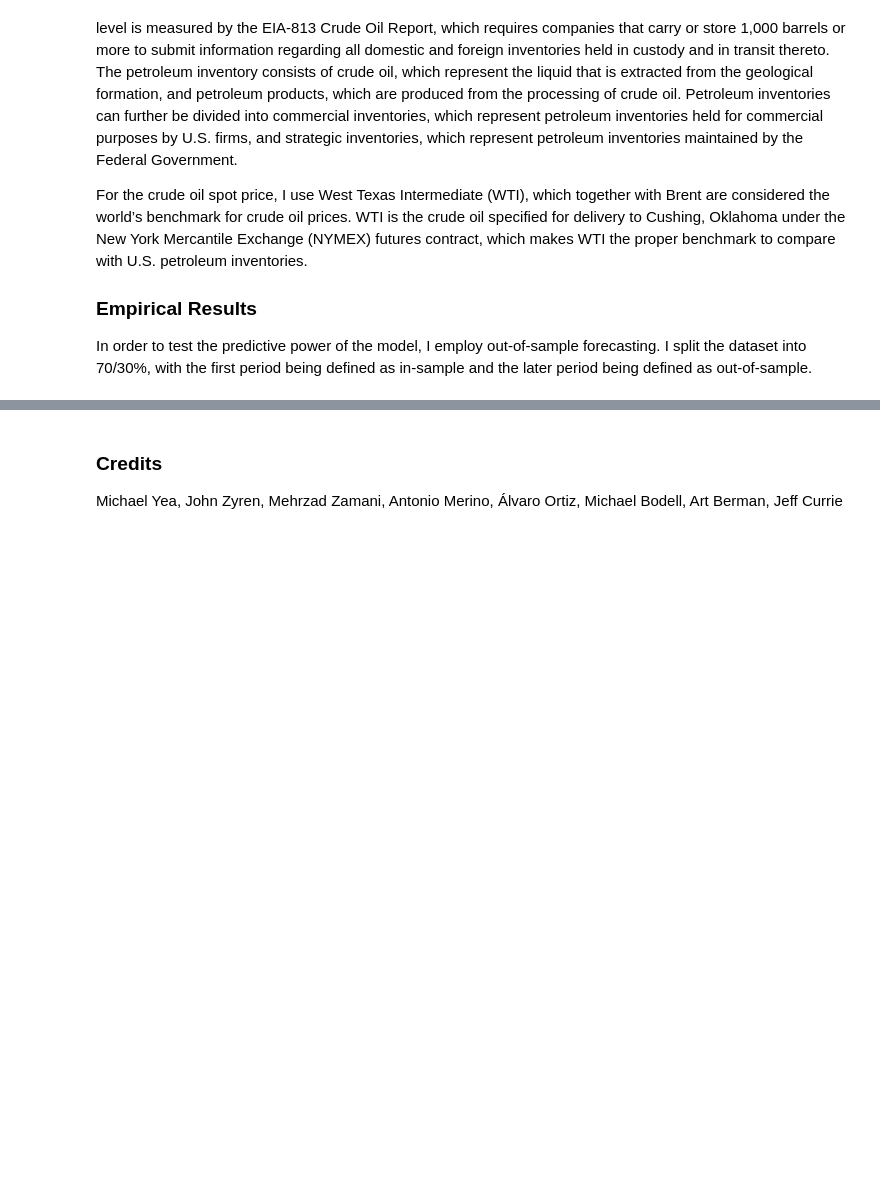
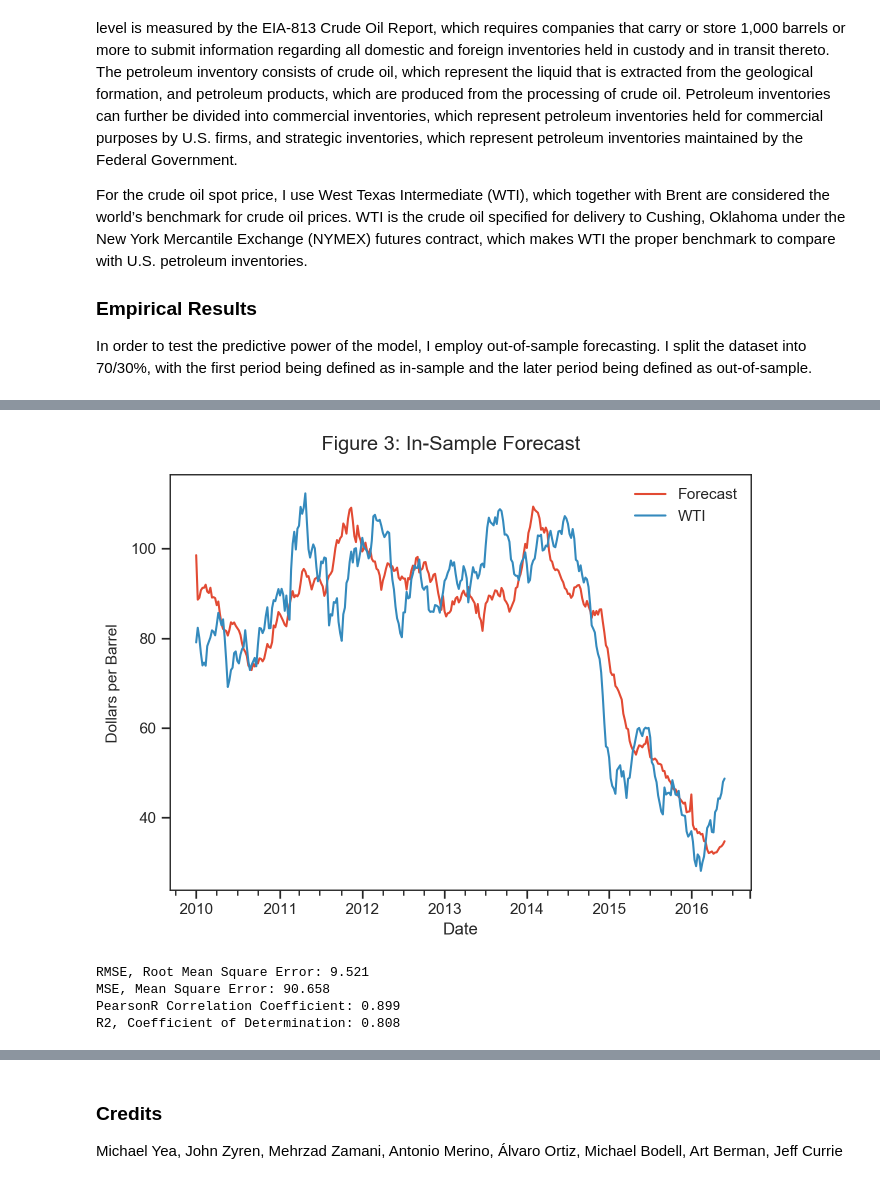
Before and after one commit to MarcusMLarsson/Forecasting-Crude-Oil, a Jupyter notebook: Forecasting_Crude.ipynb, the cells around one changed output, grey strips where cells are left out. Cells and saved outputs as stored; diff of their text form; code cells hidden in the pictures; blank space fills up the shorter version.

```diff
--- a/Forecasting_Crude.ipynb
+++ b/Forecasting_Crude.ipynb
@@ -364,0 +287,44 @@ Testing Observations: 144
+# %%
+ntrain = df_train_prediction.shape[0]
+ntest = df_test_prediction.shape[0]
+
+# Split data into train & test dataset
+train = df.iloc[:ntrain]
+test = df.iloc[ntrain:]
+
+# Set index for graphing purpose
+df_train_prediction.index = train.index
+df_test_prediction.index = test.index
+
+# Concat dataframe
+train = pd.concat([df_train_prediction, train], axis= 1)
+test = pd.concat([df_test_prediction, test], axis= 1)
+# %%
+# In-Sample
+sns.set_style("white")
+sns.set_style("ticks")
+fig= plt.figure(num=None, figsize=(7.5, 5.5), dpi=100)
+plt.suptitle('Figure 3: In-Sample Forecast', x=0.5, y=0.95, ha='center', fontsize='x-large')
+ax = train['TrainForecast'].plot(label='Forecast')
+ax = train['WTI'].plot(label='WTI')
+ax = plt.gca()
+plt.figtext(0.04, 0.5, 'Dollars per Barrel', va='center', rotation='vertical', fontsize=11)
+plt.legend(frameon=False)
+plt.show()
+
+# Measure differences between prediction & observed value
+RMSEtrain = (((train['TrainForecast'] - train['WTI']) ** 2).mean() ** .5)
+MSEtrain = ((train['TrainForecast'] - train['WTI']) ** 2).mean()
+CORRtrain = train['TrainForecast'].corr(train['WTI'])
+R2train = (train['TrainForecast'].corr(train['WTI'])**2)
+
+print("RMSE, Root Mean Square Error:", round(RMSEtrain,3))
+print("MSE, Mean Square Error:", round(MSEtrain,3))
+print("PearsonR Correlation Coefficient:", round(CORRtrain,3))
+print("R2, Coefficient of Determination:", round(R2train,3))
+# %% [output]
+[figure, added]
+RMSE, Root Mean Square Error: 9.521
+MSE, Mean Square Error: 90.658
+PearsonR Correlation Coefficient: 0.899
+R2, Coefficient of Determination: 0.808
```
Also changed, not shown: parts of 18 cells of this notebook.
